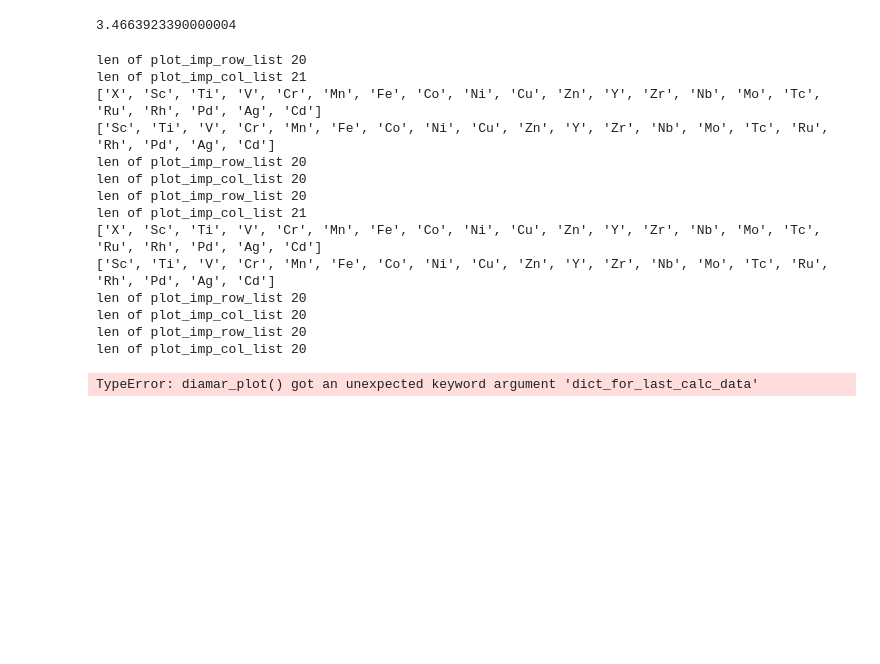
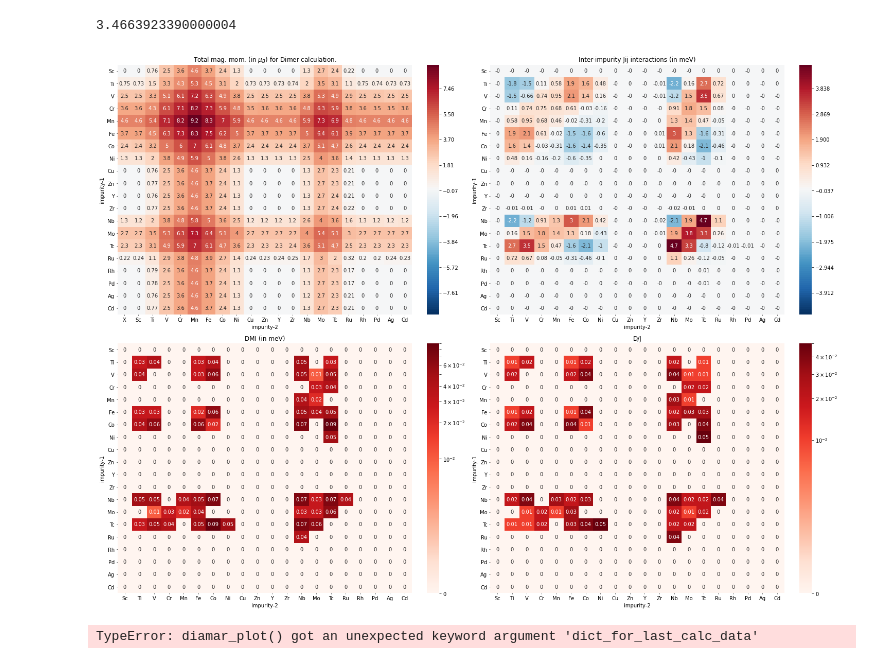
Before and after one commit to RubelMozumder/aiida_daily_work, a Jupyter notebook: Daily_Work_bin/plot_combine_imps.ipynb, the cells around one changed output. Saved outputs shown, nothing was run; the diff lists cells and outputs as text; code cells hidden in the pictures; blank space fills up the shorter version.

```diff
--- a/Daily_Work_bin/plot_combine_imps.ipynb
+++ b/Daily_Work_bin/plot_combine_imps.ipynb
@@ -588,32 +588,19 @@ IndentationError: unexpected indent (<ipython-input-42-8870699b1a2f>, line 20)
 # %%
 dict_for_last_calc_data= {'key1': 'magnetism_group',
                           'key2': 'total_spin_moment'
 #                          'key2': 'spin_moment_per_atom',
 #                          'key3': 0,
 #                          'key4': 2
                          }
 group_pk= 104
 # Extract the ploting data
-ploting_data= extract_ploting_array_data(group_pk, dict_for_last_calc_data=dict_for_last_calc_data, Average= False, plot_with_difference=False)
+#ploting_data= extract_ploting_array_data(group_pk, dict_for_last_calc_data=dict_for_last_calc_data, Average= False, plot_with_difference=False)
 
 #file_name= 'magnetic_moment_diff__' + load_group(group_pk).label+'.pdf'
-#file_name= 'imp1_magnetic_moment__'+ load_group(group_pk).label+'.pdf'
-#jij, smm =diamar_plot(group_pk, ploting_data=ploting_data, with_seaborn=True,  file_name=file_name, save_intofile= False)#, DM_data_array=False,DRatioJ_data_array=False,Jij_data=False) #
+file_name= 'imp1_magnetic_moment__'+ load_group(group_pk).label+'.pdf'
+jij, smm =dimer_plot(group_pk, ploting_data=ploting_data, with_seaborn=True, file_name=file_name, save_intofile= False)#, DM_data_array=False,DRatioJ_data_array=False,Jij_data=False) #
 # %% [output]
-len of plot_imp_row_list 20
-len of plot_imp_col_list 21
-['X', 'Sc', 'Ti', 'V', 'Cr', 'Mn', 'Fe', 'Co', 'Ni', 'Cu', 'Zn', 'Y', 'Zr', 'Nb', 'Mo', 'Tc', 'Ru', 'Rh', 'Pd', 'Ag', 'Cd']
-['Sc', 'Ti', 'V', 'Cr', 'Mn', 'Fe', 'Co', 'Ni', 'Cu', 'Zn', 'Y', 'Zr', 'Nb', 'Mo', 'Tc', 'Ru', 'Rh', 'Pd', 'Ag', 'Cd']
-len of plot_imp_row_list 20
-len of plot_imp_col_list 20
-len of plot_imp_row_list 20
-len of plot_imp_col_list 21
-['X', 'Sc', 'Ti', 'V', 'Cr', 'Mn', 'Fe', 'Co', 'Ni', 'Cu', 'Zn', 'Y', 'Zr', 'Nb', 'Mo', 'Tc', 'Ru', 'Rh', 'Pd', 'Ag', 'Cd']
-['Sc', 'Ti', 'V', 'Cr', 'Mn', 'Fe', 'Co', 'Ni', 'Cu', 'Zn', 'Y', 'Zr', 'Nb', 'Mo', 'Tc', 'Ru', 'Rh', 'Pd', 'Ag', 'Cd']
-len of plot_imp_row_list 20
-len of plot_imp_col_list 20
-len of plot_imp_row_list 20
-len of plot_imp_col_list 20
+[figure, added]
 # %%
 group_pk= 115
 #file_name= 'magnetic_moment_diff__' + load_group(group_pk).label+'.pdf'
```
Also changed, not shown: parts of 1 cell of this notebook, 4 other files.
